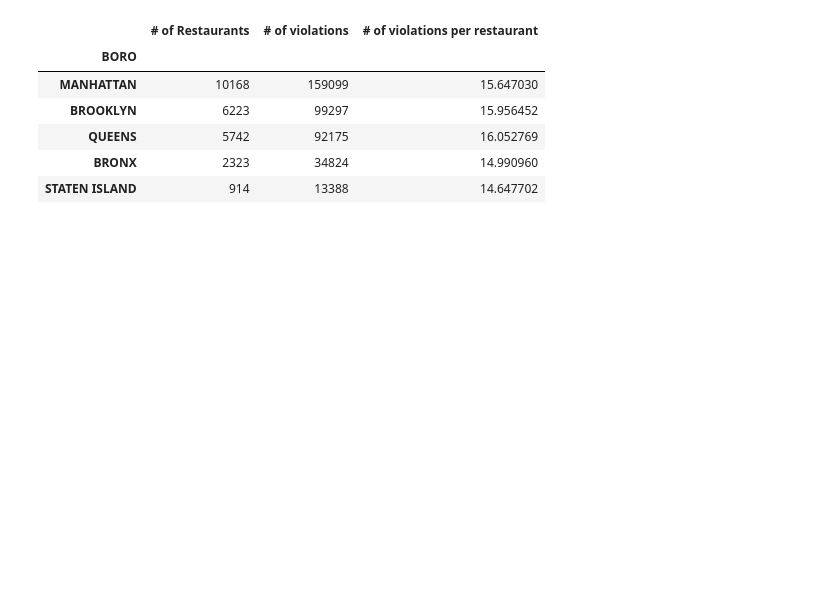
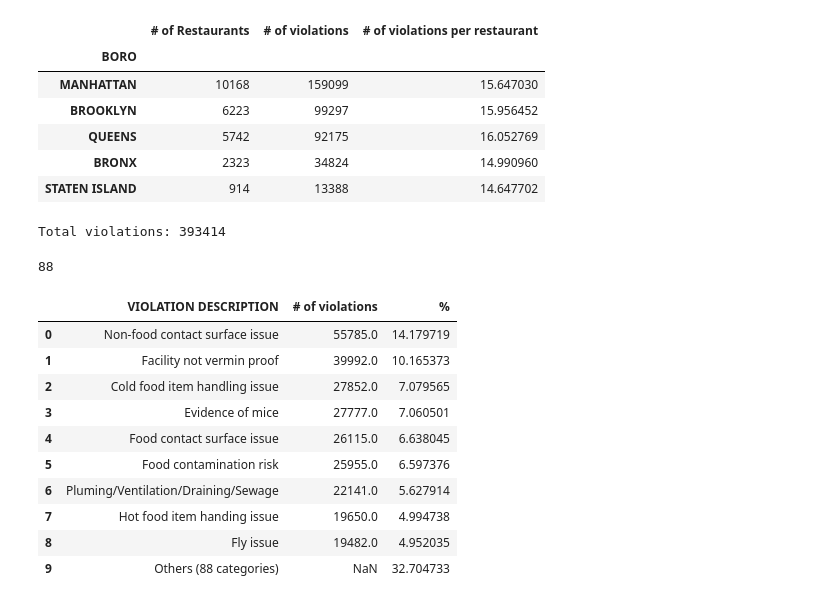
Before and after one commit to sliwet/group4project, a Jupyter notebook: Violations-all.ipynb, the cells around one changed output. Drawn from its saved outputs; the diff is of its cells as text; code cells hidden in the pictures; blank space fills up the shorter version.

```diff
--- a/Violations-all.ipynb
+++ b/Violations-all.ipynb
@@ -261,3 +230,22 @@ perBoro.head(15)
 | QUEENS | 5742 | 92175 | 16.052769 |
 | BRONX | 2323 | 34824 | 14.990960 |
 | STATEN ISLAND | 914 | 13388 | 14.647702 |
+# %%
+groupByViolationCode = nyrestaurants.groupby(['VIOLATION CODE'])
+dftmp = pd.DataFrame({'VIOLATION DESCRIPTION':groupByViolationCode['VIOLATION DESCRIPTION'].unique()})
+desclist =[]
+for desc in dftmp['VIOLATION DESCRIPTION']:
+    desclist.append(desc[0])
+desclist
+
+perViolation = pd.DataFrame({'VIOLATION DESCRIPTION':desclist,'# of violations':groupByViolationCode['CAMIS'].count()})
+perViolation = perViolation.sort_values('# of violations', ascending=False)
+
+totalviolations = perViolation['# of violations'].sum()
+perViolation['%'] = 100 * perViolation['# of violations'] / totalviolations
+
+print(f"Total violations: {totalviolations}")
+len(perViolation) - 9
+# %% [output]
+Total violations: 393414
+88
@@ -263,0 +254,15 @@ perBoro.head(15)
+# %%
+perViolation = pd.read_csv("perviolation.csv", encoding="utf-8")
+perViolation
+# %% [output]
+|  | VIOLATION DESCRIPTION | # of violations | % |
+| 0 | Non-food contact surface issue | 55785.0 | 14.179719 |
+| 1 | Facility not vermin proof | 39992.0 | 10.165373 |
+| 2 | Cold food item handling issue | 27852.0 | 7.079565 |
+| 3 | Evidence of mice | 27777.0 | 7.060501 |
+| 4 | Food contact surface issue | 26115.0 | 6.638045 |
+| 5 | Food contamination risk | 25955.0 | 6.597376 |
+| 6 | Pluming/Ventilation/Draining/Sewage | 22141.0 | 5.627914 |
+| 7 | Hot food item handing issue | 19650.0 | 4.994738 |
+| 8 | Fly issue | 19482.0 | 4.952035 |
+| 9 | Others (88 categories) | NaN | 32.704733 |
```
Also changed, not shown: parts of 8 cells of this notebook, 3 other files.
